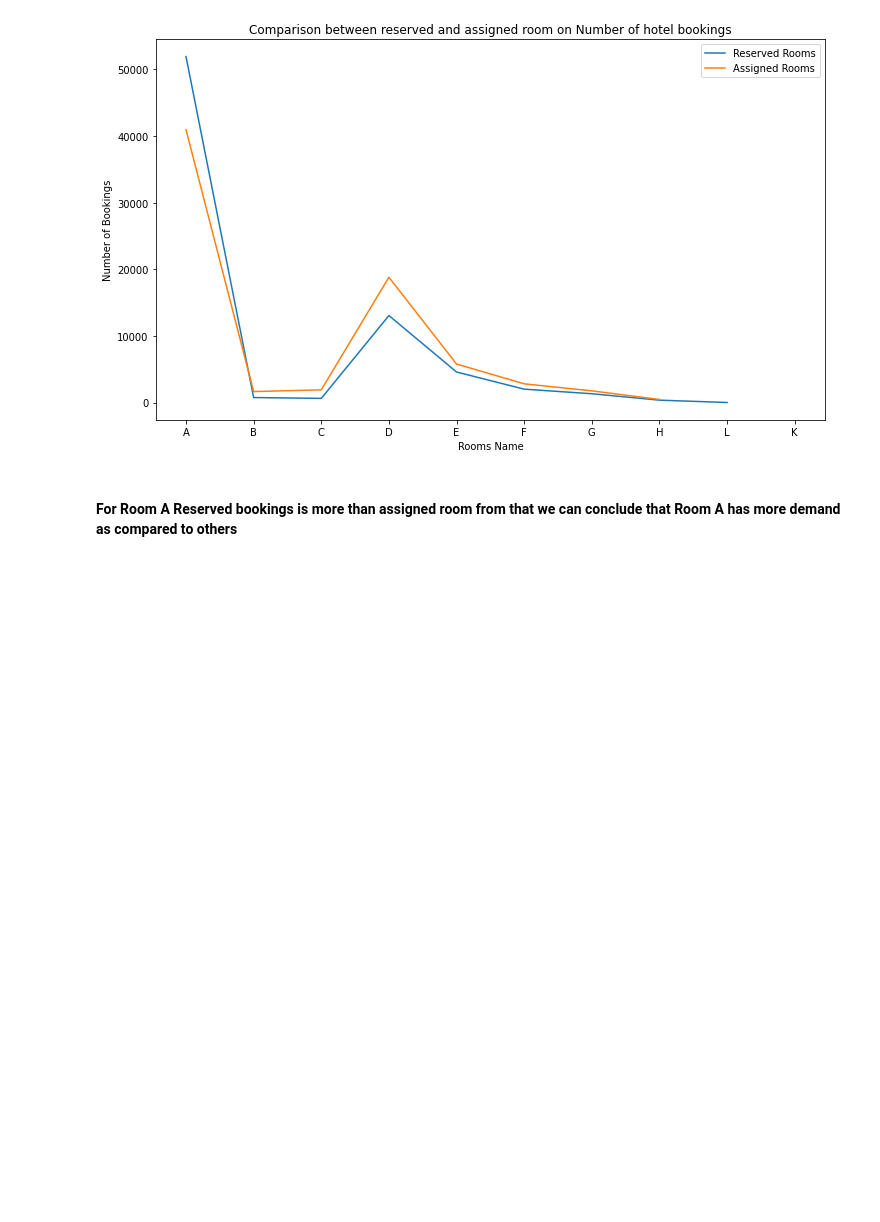
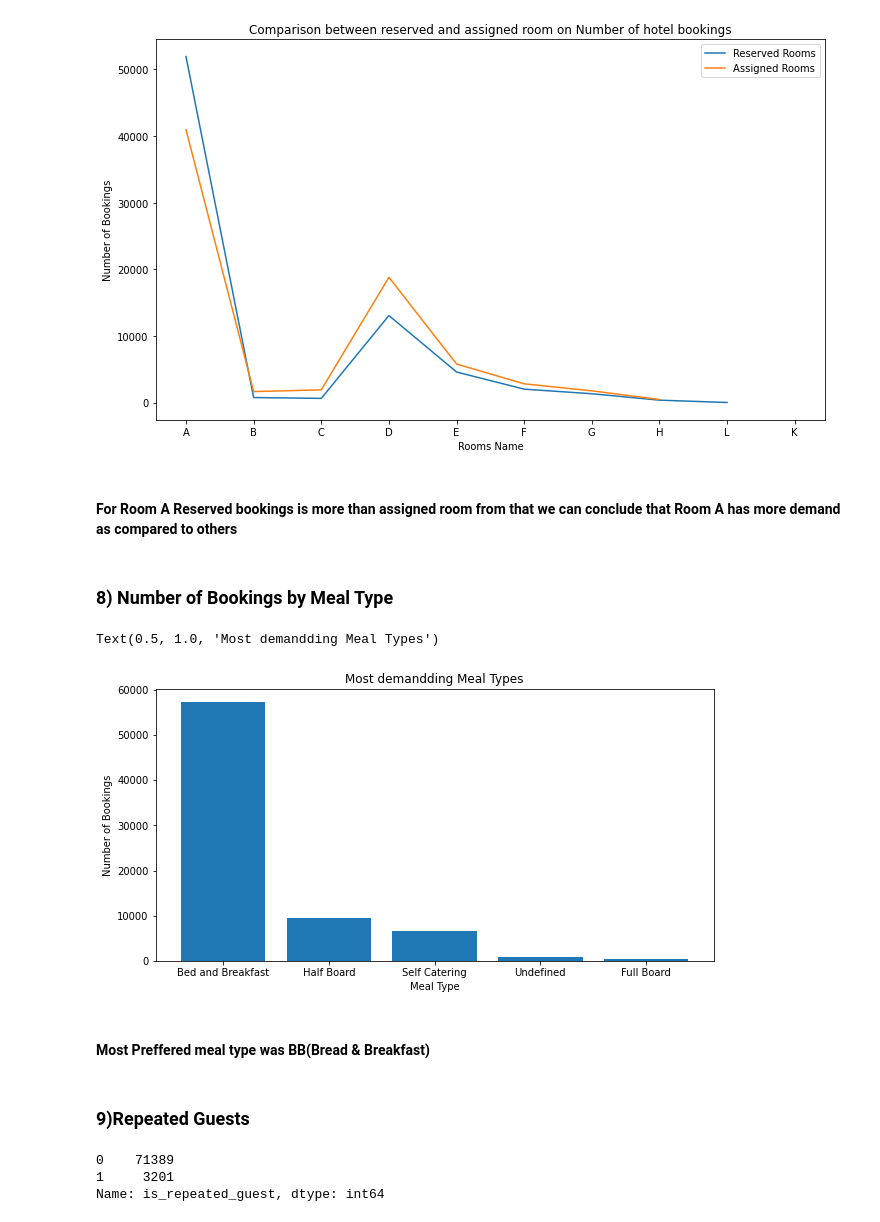
Before and after one commit to shinkarkunal/EDA_Hotel_booking, a Jupyter notebook: Hotel_Booking_Analysis_Capstone_Project_KUNAL_SHINKAR_ipynb.ipynb, the cells around one changed output. Cells and saved outputs as stored; diff of their text form; code cells hidden in the pictures; blank space fills up the shorter version.

```diff
--- a/Hotel_Booking_Analysis_Capstone_Project_KUNAL_SHINKAR_ipynb.ipynb
+++ b/Hotel_Booking_Analysis_Capstone_Project_KUNAL_SHINKAR_ipynb.ipynb
@@ -653,3 +653,28 @@ plt.show()
 [figure]
 # %% [markdown]
 #### For Room A Reserved bookings is more than assigned room from that we can conclude that Room A has more demand as compared to others
+# %% [markdown]
+### 8) Number of Bookings by Meal Type
+# %%
+meal_type = ['Bed and Breakfast', 'Half Board','Self Catering','Undefined','Full Board']
+meal_count= not_cancel_bookings['meal'].value_counts()
+
+plt.figure(figsize=(10,5))
+plt.bar(meal_type, meal_count)
+plt.xlabel('Meal Type')
+plt.ylabel('Number of Bookings')
+plt.title('Most demandding Meal Types')
+# %% [output]
+Text(0.5, 1.0, 'Most demandding Meal Types')
+[figure, added]
+# %% [markdown]
+#### Most Preffered meal type was BB(Bread & Breakfast)
+# %% [markdown]
+### 9)Repeated Guests
+# %%
+repeated_guest = not_cancel_bookings['is_repeated_guest'].value_counts()
+repeated_guest
+# %% [output]
+0    71389
+1     3201
+Name: is_repeated_guest, dtype: int64
```
Also changed, not shown: parts of 8 cells of this notebook.
